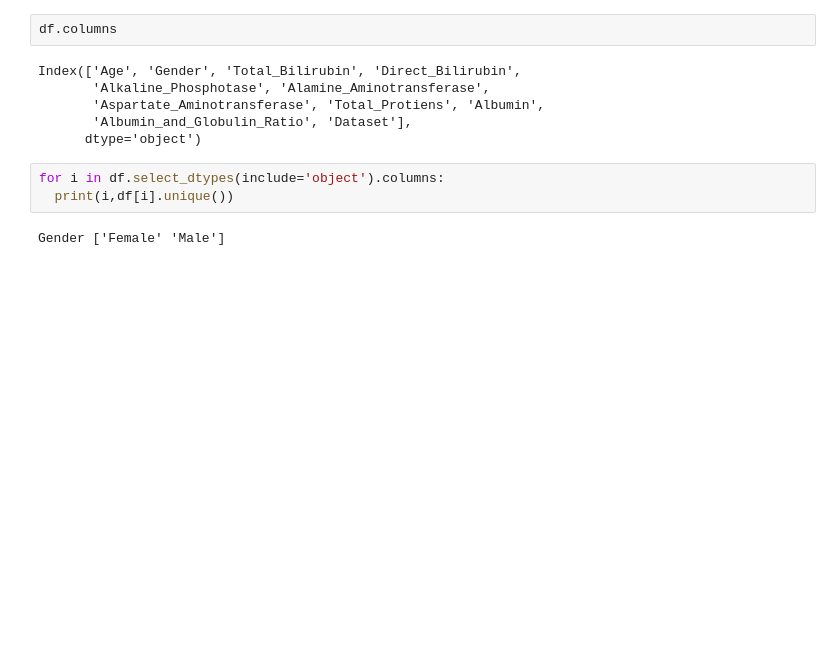
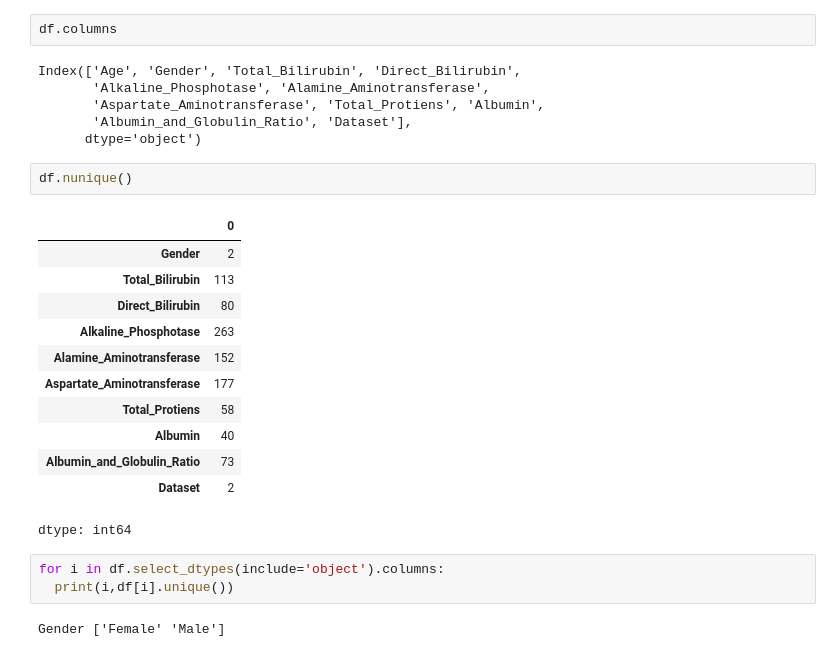
Before and after one commit to Hemanthk408/Multiple-Disease-Prediction-Using-ML, a Jupyter notebook: Multiple_Disease_Prediction.ipynb, the cells around one changed output. Saved outputs shown, nothing was run; the diff lists cells and outputs as text; blank space fills up the shorter version.

```diff
--- a/Multiple_Disease_Prediction.ipynb
+++ b/Multiple_Disease_Prediction.ipynb
@@ -55,6 +53,21 @@ Index(['Age', 'Gender', 'Total_Bilirubin', 'Direct_Bilirubin',
        'Aspartate_Aminotransferase', 'Total_Protiens', 'Albumin',
        'Albumin_and_Globulin_Ratio', 'Dataset'],
       dtype='object')
+# %%
+df.nunique()
+# %% [output]
+|  | 0 |
+| Gender | 2 |
+| Total_Bilirubin | 113 |
+| Direct_Bilirubin | 80 |
+| Alkaline_Phosphotase | 263 |
+| Alamine_Aminotransferase | 152 |
+| Aspartate_Aminotransferase | 177 |
+| Total_Protiens | 58 |
+| Albumin | 40 |
+| Albumin_and_Globulin_Ratio | 73 |
+| Dataset | 2 |
+dtype: int64
 # %%
 for i in df.select_dtypes(include='object').columns:
   print(i,df[i].unique())
```
Also changed, not shown: parts of 12 cells of this notebook.
